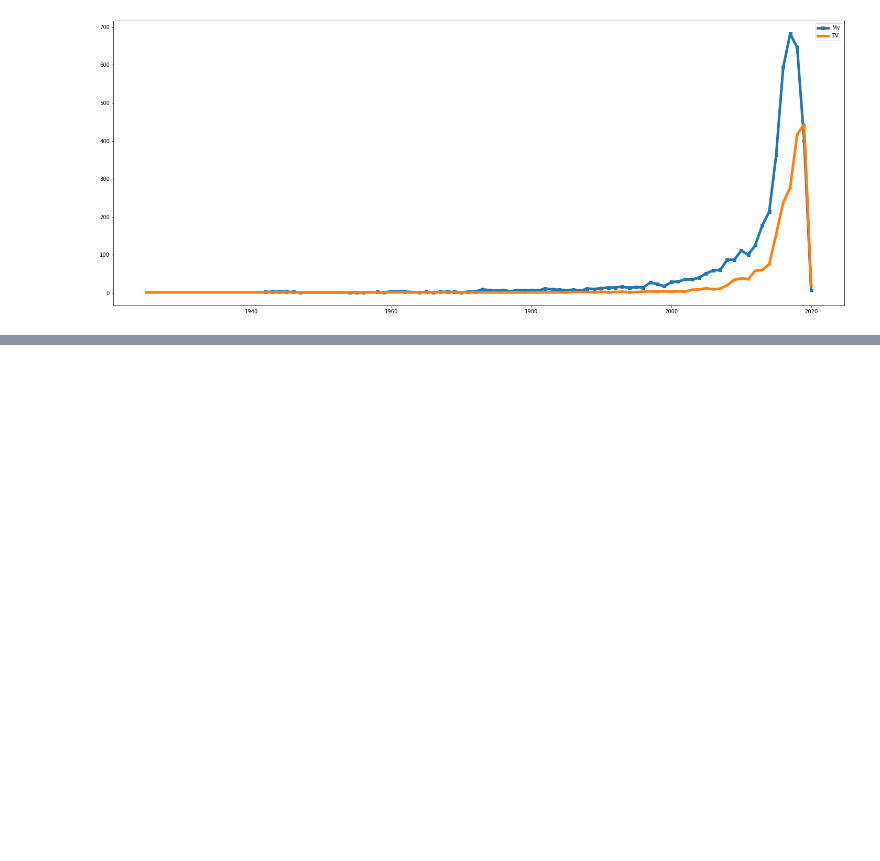
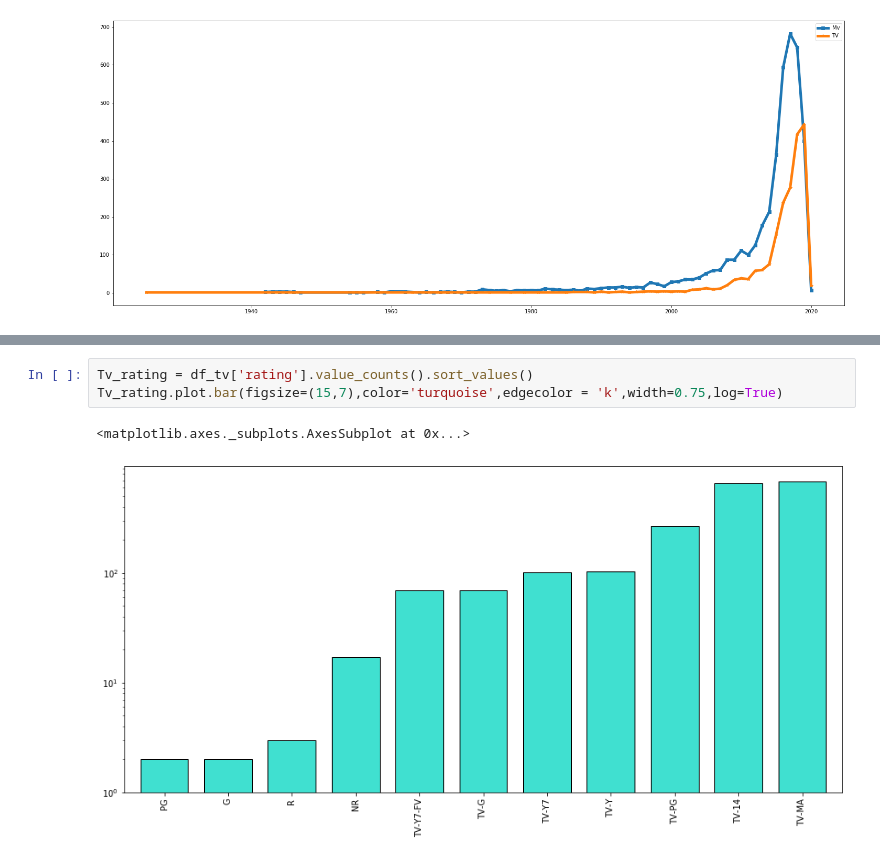
Before and after one commit to ssnk4343/Netflix_analysis, a Jupyter notebook: Netflix_titles.ipynb, the cells around one changed output, grey strips where cells are left out. Cells and saved outputs as stored; diff of their text form; blank space fills up the shorter version.

```diff
--- a/Netflix_titles.ipynb
+++ b/Netflix_titles.ipynb
@@ -332,0 +367,6 @@ plt.legend(['Mv','TV'])
+# %%
+Tv_rating = df_tv['rating'].value_counts().sort_values()
+Tv_rating.plot.bar(figsize=(15,7),color='turquoise',edgecolor = 'k',width=0.75,log=True)
+# %% [output]
+<matplotlib.axes._subplots.AxesSubplot at 0x...>
+[figure, added]
```
Also changed, not shown: parts of 8 cells of this notebook.
